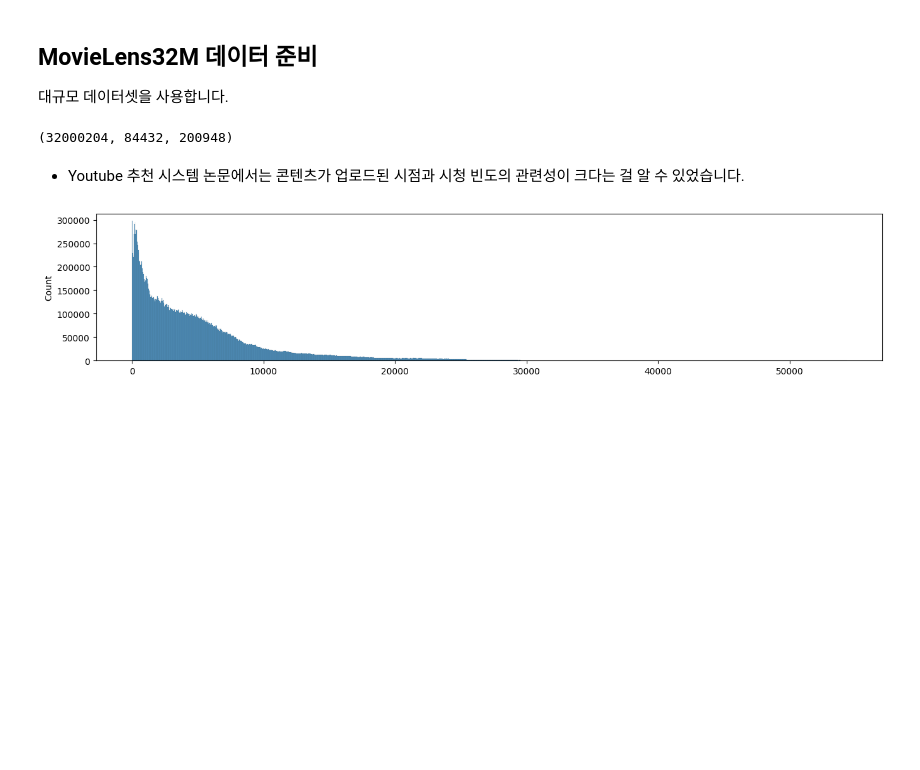
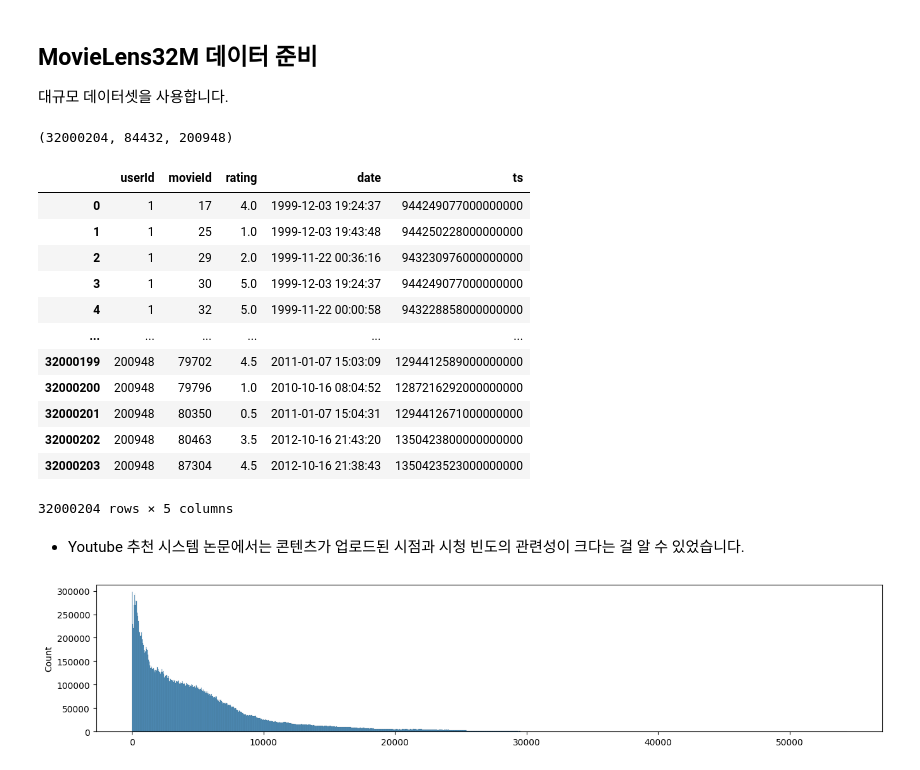
Before and after one commit to sunkusun9/rcmd_2506, a Jupyter notebook: 7.Matrix Factorization2.ipynb, the cells around one changed output. Cells and saved outputs as stored; diff of their text form; code cells hidden in the pictures; blank space fills up the shorter version.

```diff
--- a/7.Matrix Factorization2.ipynb
+++ b/7.Matrix Factorization2.ipynb
@@ -82,6 +83,22 @@ df_movie['release_date'] = df_movie['release_date'].astype('int64')
 
 # 영화 개봉 시점과 평가 시점 간의 경과 시간을 뺄셈 연산으로 구하기 위해 Timestamp단위로 저장합니다.
 df_ratings['ts'] = df_ratings['date'].astype('int64')
+# %%
+df_ratings
+# %% [output]
+|  | userId | movieId | rating | date | ts |
+| 0 | 1 | 17 | 4.0 | 1999-12-03 19:24:37 | 944249077000000000 |
+| 1 | 1 | 25 | 1.0 | 1999-12-03 19:43:48 | 944250228000000000 |
+| 2 | 1 | 29 | 2.0 | 1999-11-22 00:36:16 | 943230976000000000 |
+| 3 | 1 | 30 | 5.0 | 1999-12-03 19:24:37 | 944249077000000000 |
+| 4 | 1 | 32 | 5.0 | 1999-11-22 00:00:58 | 943228858000000000 |
+| ... | ... | ... | ... | ... | ... |
+| 32000199 | 200948 | 79702 | 4.5 | 2011-01-07 15:03:09 | 1294412589000000000 |
+| 32000200 | 200948 | 79796 | 1.0 | 2010-10-16 08:04:52 | 1287216292000000000 |
+| 32000201 | 200948 | 80350 | 0.5 | 2011-01-07 15:04:31 | 1294412671000000000 |
+| 32000202 | 200948 | 80463 | 3.5 | 2012-10-16 21:43:20 | 1350423800000000000 |
+| 32000203 | 200948 | 87304 | 4.5 | 2012-10-16 21:38:43 | 1350423523000000000 |
+32000204 rows × 5 columns
 # %% [markdown]
 - Youtube 추천 시스템 논문에서는 콘텐츠가 업로드된 시점과 시청 빈도의 관련성이 크다는 걸 알 수 있었습니다.
 # %%
```
Also changed, not shown: parts of 21 cells of this notebook, 2 other files.
